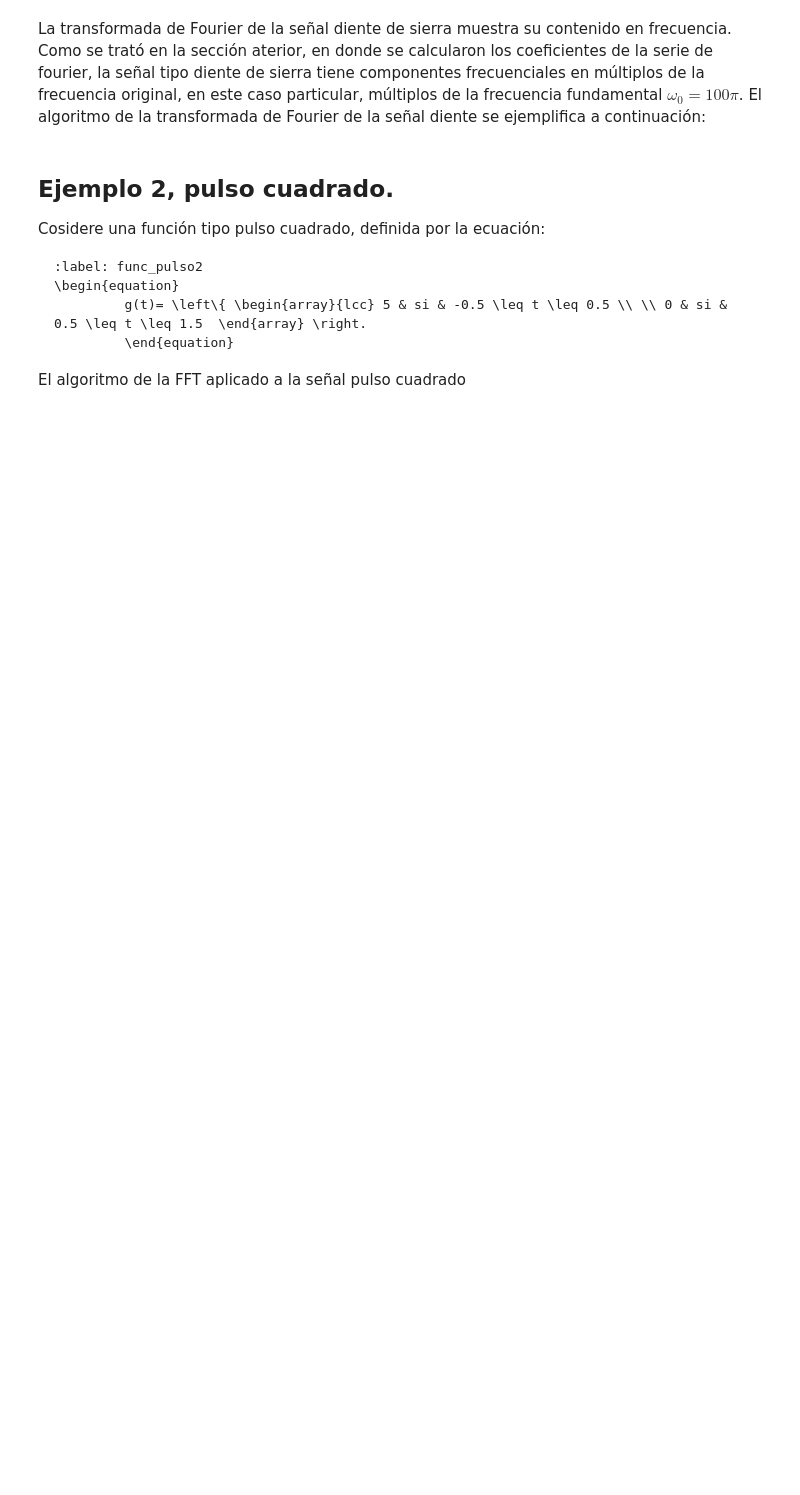
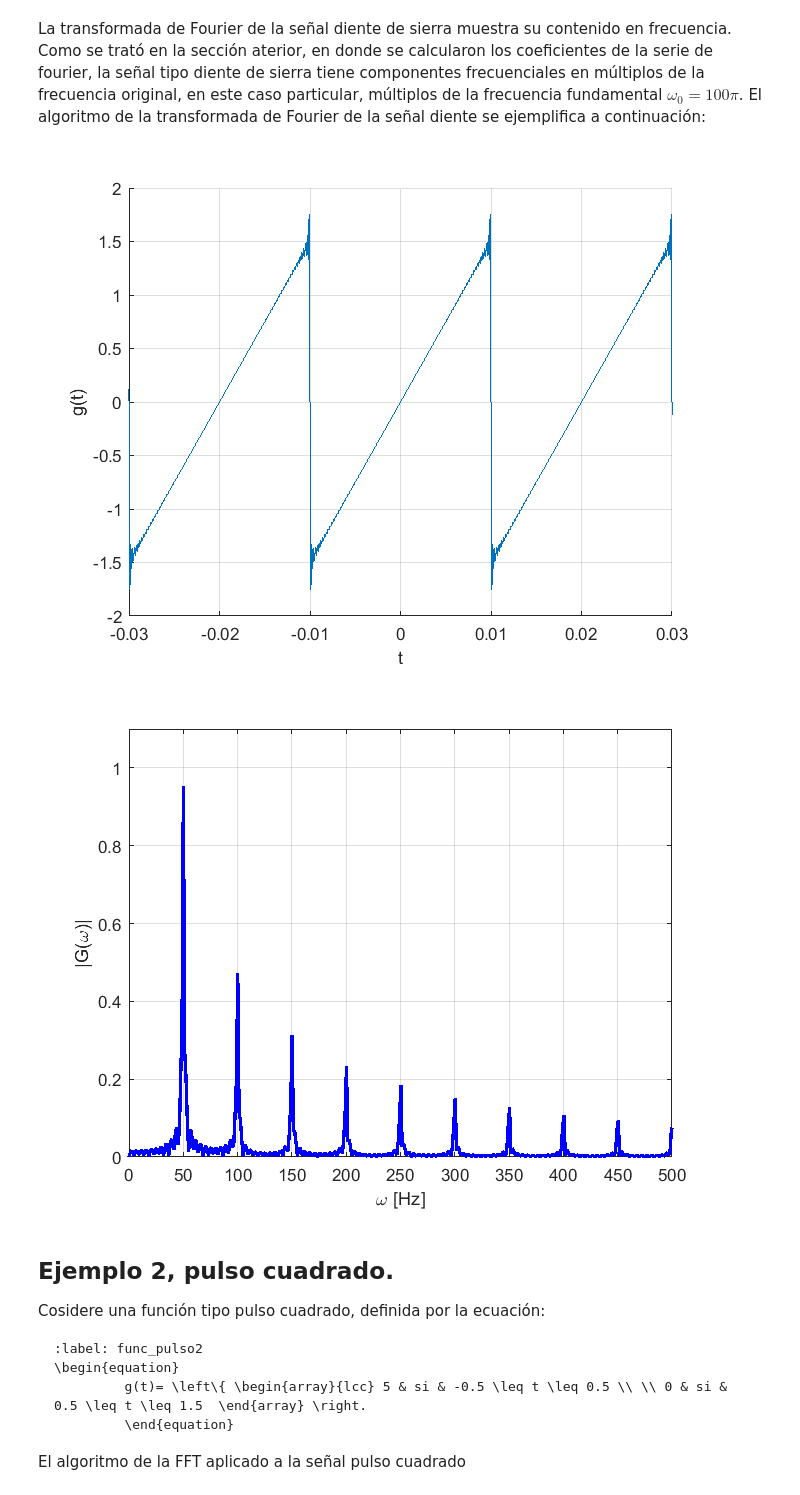
Before and after one commit to LuisGerardo2204/senales_sistemas, a Jupyter notebook: _sources/Transformada_de_fourier.ipynb, the cells around one changed output. Drawn from its saved outputs; the diff is of its cells as text; code cells hidden in the pictures; blank space fills up the shorter version.

```diff
--- a/_sources/Transformada_de_fourier.ipynb
+++ b/_sources/Transformada_de_fourier.ipynb
@@ -46,35 +46,72 @@ La transformada de Fourier de la señal diente de sierra muestra su contenido en
 # %%
 clear
 close all
 clc
 
 freq_muestreo=10000;
+
+
+syms v1(t) t k
+T=0.02;
+w0=(2*pi)/T;
+
+%a_0=(1/T)*int(110*sin(w0*t),t,0,T/2);
+%a_k=(2/T)*int(110*sin(w0*t)*cos(k*w0*t),t,0,T/2);
+%b_k=(2/T)*int(110*sin(w0*t)*sin(k*w0*t),t,0,T/2);
+
+% a_0=(1/T)*int(110*sin(w0*t),t,T/4,T/2)+(1/T)*int(110*sin(w0*t),t,3*T/4,T);
+% a_k=(2/T)*int(110*sin(w0*t)*cos(k*w0*t),t,T/4,T/2)+(2/T)*int(110*sin(w0*t)*cos(k*w0*t),t,3*T/4,T);
+% b_k=(2/T)*int(110*sin(w0*t)*sin(k*w0*t),t,T/4,T/2)+(2/T)*int(110*sin(w0*t)*sin(k*w0*t),t,3*T/4,T);
+
+ a_0=(1/T)*int(3*t/T,t,-T/2,T/2);
+ a_k=(2/T)*int((3*t/T)*cos(k*w0*t),t,-T/2,T/2);
+ b_k=(2/T)*int((3*t/T)*sin(k*w0*t),t,-T/2,T/2);
+
+
+clear t k;
+
+
 t=[-0.3:1/freq_muestreo:0.3];
 
-g=(150*(t+0.02)).*((t>=-0.03)&(t<-0.01))+(150*t).*((t>-0.01)&(t<=0.01))+...
-   +(150*(t-0.02)).*((t>0.01)&(t<=0.03));
+figure
+hold on
 
-figure
+g =0*t+double(subs(a_0));
+n = 100;
+
+for k = 1:n
+
+     an=subs(a_k,k);
+     bn=subs(b_k,k);
+
+     g = g + double(bn*sin(k*w0*t))+double(an*cos(k*w0*t));
+end
+
+
+
 plot(t,g);
 xlabel("t");
 ylabel("g(t)")
 axis([-0.03 0.03 -2 2]) %La istrucción axis ajusta los ejes de la gráfica
 grid;
 
 
 n=(size(t));% número total de muestras a utilizar
 NFFT = 2^nextpow2(max(n));% resolución óptima para el cálculo de la FFT
 f = (freq_muestreo/2).*linspace(0,1,NFFT/2);
 
-Y= fft((g-mean(g)),NFFT)/(max(n)/2);%Calculo de la FFT, Y es el nombre del vector de salida
+Y= fft(((g)-mean(g)),NFFT)/(max(n)/2);%Calculo de la FFT, Y es el nombre del vector de salida
 r=Y(1:NFFT/2);%sólo se toma la parte de las frecuencias positivas es decir, la mitad del espectro
 
 figure
 plot(f,abs(r),'-b','LineWidth',2) % se grafica la magnitud contra la frecuencia.
 grid
 xlabel("\omega [Hz]")
 ylabel("|G(\omega)|")
 axis([0 500, 0 1.1])
+# %% [output]
+[figure, added]
+[figure, added]
 # %% [markdown]
 ## Ejemplo 2, pulso cuadrado.
 
```
Also changed, not shown: parts of 1 cell of this notebook, 20 other files.
